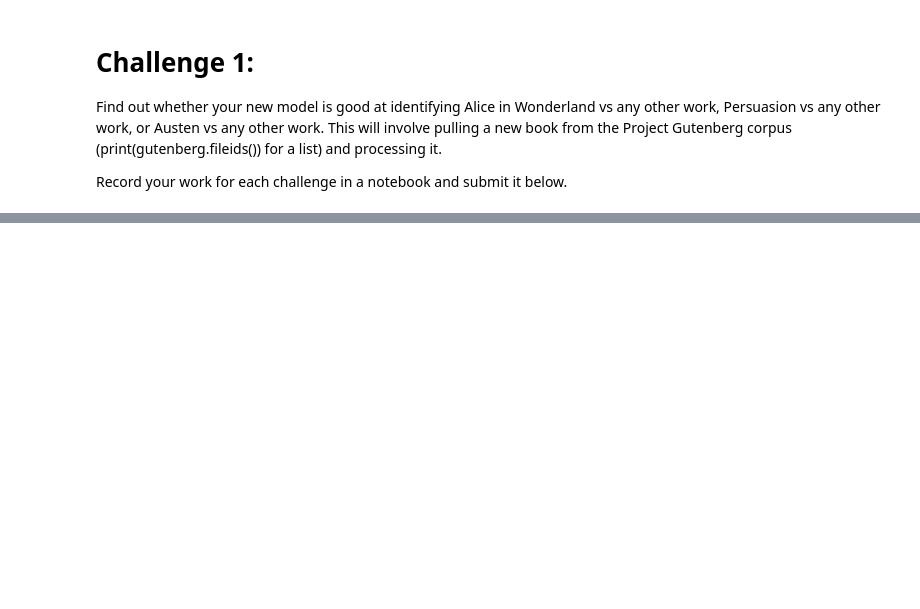
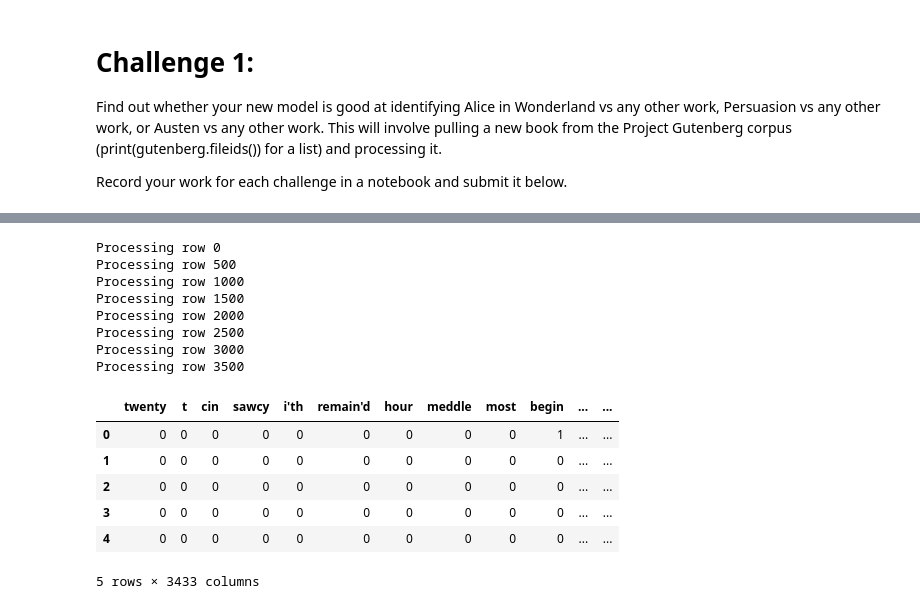
Before and after one commit to lamkg/Thinkful-, a Jupyter notebook: U4 L4 P2 Supervised NLP.ipynb, the cells around one changed output, grey strips where cells are left out. Saved outputs shown, nothing was run; the diff lists cells and outputs as text; code cells hidden in the pictures; blank space fills up the shorter version.

Commit message:
updated the challenges

```diff
--- a/U4 L4 P2 Supervised NLP.ipynb
+++ b/U4 L4 P2 Supervised NLP.ipynb
@@ -268,0 +386,5 @@ Record your work for each challenge in a notebook and submit it below.
+# %%
+# Remove chapter names
+shakes = re.sub(r'Chapter \d+', '', shakes)
+shakes = text_cleaner(shakes)
+print(shakes[:100])
@@ -268,0 +393,9 @@ Record your work for each challenge in a notebook and submit it below.
+# %%
+# Parsed the cleaned novel.
+shakes_doc = nlp(shakes)
+# %%
+# Group into sentences.
+shakes_sents = [[sent, "Shakespeare"] for sent in shakes_doc.sents]
+
+# Combine sentences
+challenge_sentences = pd.DataFrame(alice_sents+shakes_sents)
@@ -268,0 +411,24 @@ Record your work for each challenge in a notebook and submit it below.
+# %%
+# Set up the bags of words.
+shakewords = bag_of_words(shakes_doc)
+challenge_common_words = set(alicewords+shakewords)
+# %%
+# Create our data frame with features.
+challenge_word_counts = bow_features(challenge_sentences, challenge_common_words)
+challenge_word_counts.head()
+# %% [output]
+Processing row 0
+Processing row 500
+Processing row 1000
+Processing row 1500
+Processing row 2000
+Processing row 2500
+Processing row 3000
+Processing row 3500
+|  | twenty | t | cin | sawcy | i'th | remain'd | hour | meddle | most | begin | ... | ... |
+| 0 | 0 | 0 | 0 | 0 | 0 | 0 | 0 | 0 | 0 | 1 | ... | ... |
+| 1 | 0 | 0 | 0 | 0 | 0 | 0 | 0 | 0 | 0 | 0 | ... | ... |
+| 2 | 0 | 0 | 0 | 0 | 0 | 0 | 0 | 0 | 0 | 0 | ... | ... |
+| 3 | 0 | 0 | 0 | 0 | 0 | 0 | 0 | 0 | 0 | 0 | ... | ... |
+| 4 | 0 | 0 | 0 | 0 | 0 | 0 | 0 | 0 | 0 | 0 | ... | ... |
+5 rows × 3433 columns
```
Also changed, not shown: parts of 21 cells of this notebook.
